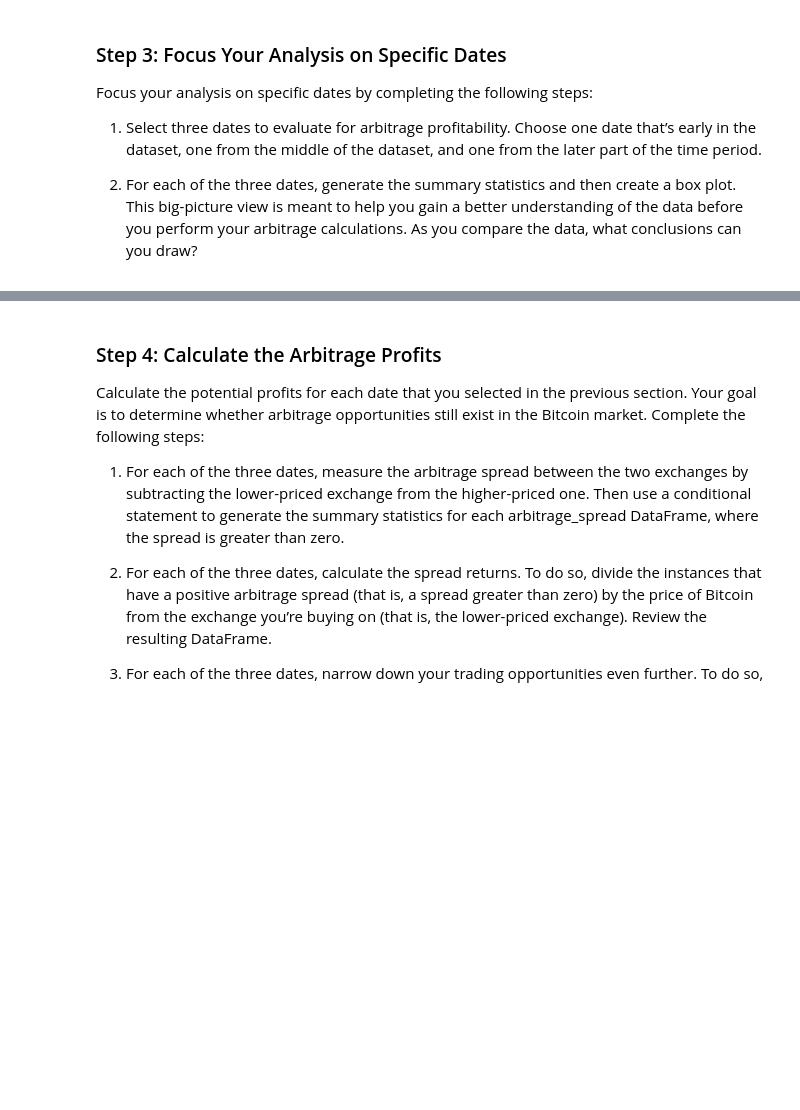
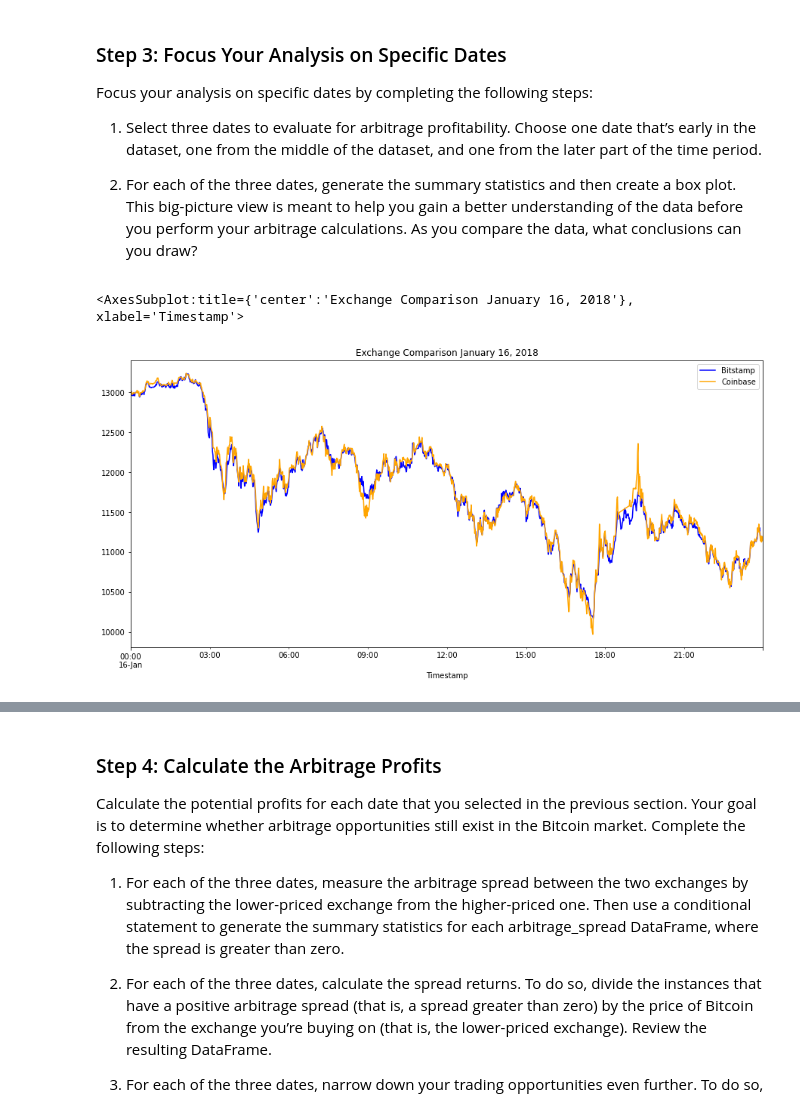
Before and after one commit to Sumguy1234/Challenge3, a Jupyter notebook: crypto_arbitrage.ipynb, the cells around one changed output, grey strips where cells are left out. Saved outputs shown, nothing was run; the diff lists cells and outputs as text; code cells hidden in the pictures; blank space fills up the shorter version.

```diff
--- a/crypto_arbitrage.ipynb
+++ b/crypto_arbitrage.ipynb
@@ -313,3 +299,12 @@ Focus your analysis on specific dates by completing the following steps:
 1. Select three dates to evaluate for arbitrage profitability. Choose one date that’s early in the dataset, one from the middle of the dataset, and one from the later part of the time period.
 
 2. For each of the three dates, generate the summary statistics and then create a box plot. This big-picture view is meant to help you gain a better understanding of the data before you perform your arbitrage calculations. As you compare the data, what conclusions can you draw?
+# %%
+# Create an overlay plot that visualizes the two dataframes over a period of one day early in the dataset.
+# Be sure that the plots include the parameters `legend`, `figsize`, `title`, `color` and `label`
+# YOUR CODE HERE
+bitstamp_sliced.loc['2018-01-16'].plot(legend=True,figsize=(15, 7),title='Exchange Comparison January 16, 2018',color='blue',label='Bitstamp')
+coinbase_sliced.loc['2018-01-16'].plot(legend=True,figsize=(15, 7),color='orange',label='Coinbase')
+# %% [output]
+<AxesSubplot:title={'center':'Exchange Comparison January 16, 2018'}, xlabel='Timestamp'>
+[figure, added]
```
Also changed, not shown: parts of 50 cells of this notebook.
